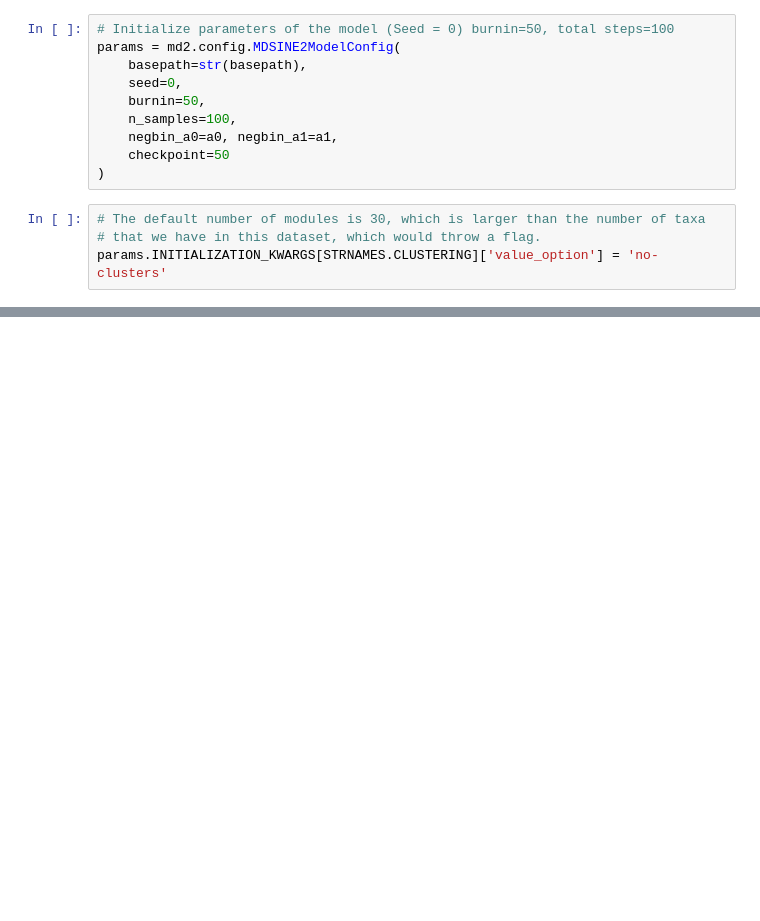
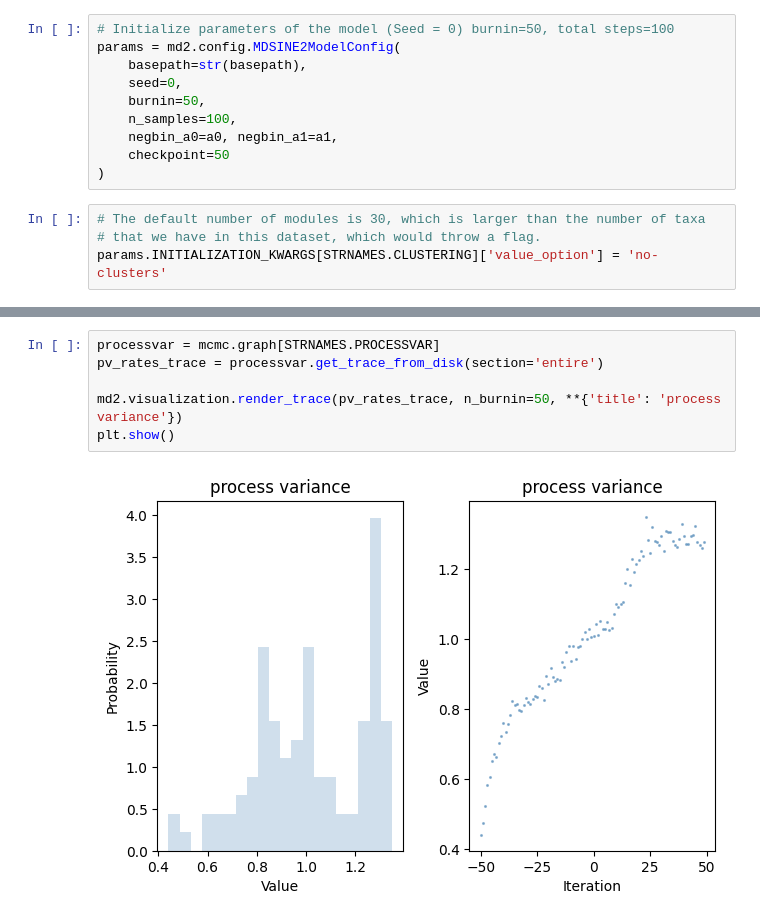
Before and after one commit to alejandrocs98/masters-thesis, a Jupyter notebook: mdsine2_mcnulty.ipynb, the cells around one changed output, grey strips where cells are left out. Drawn from its saved outputs; the diff is of its cells as text; blank space fills up the shorter version.

```diff
--- a/mdsine2_mcnulty.ipynb
+++ b/mdsine2_mcnulty.ipynb
@@ -170,0 +203,8 @@ mcmc = md2.run_graph(mcmc, crash_if_error=True)
+# %%
+processvar = mcmc.graph[STRNAMES.PROCESSVAR]
+pv_rates_trace = processvar.get_trace_from_disk(section='entire')
+
+md2.visualization.render_trace(pv_rates_trace, n_burnin=50, **{'title': 'process variance'})
+plt.show()
+# %% [output]
+[figure, added]
```
Also changed, not shown: parts of 11 cells of this notebook, 17 other files.
